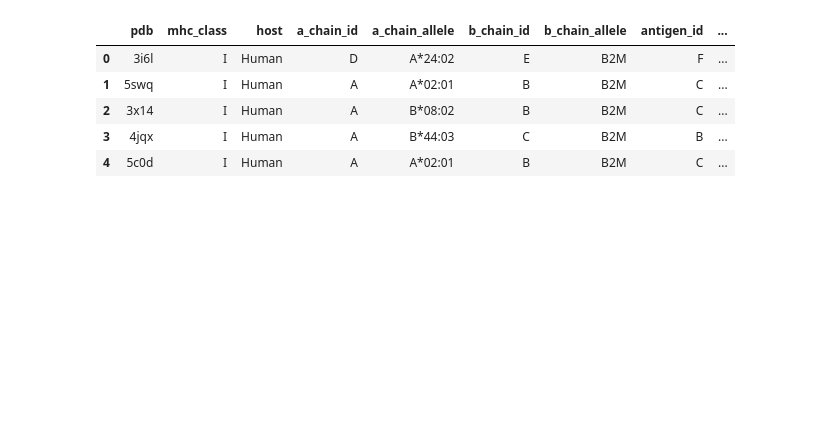
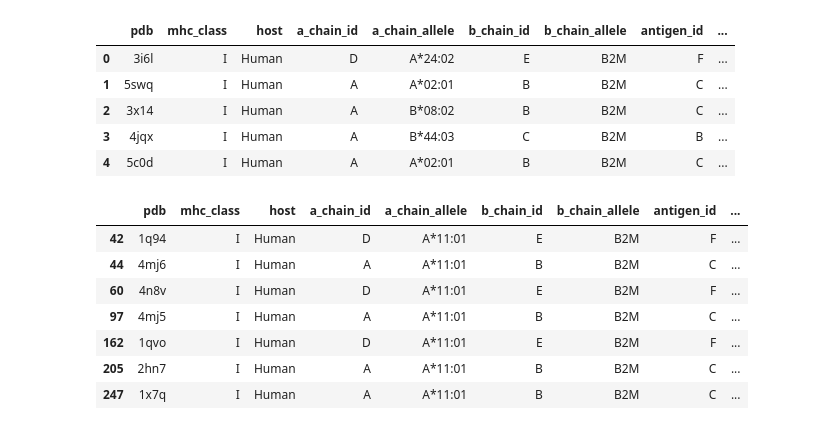
Before and after one commit to ignatovmg/cnn, a Jupyter notebook: src/data_preparation.ipynb, the cells around one changed output. Cells and saved outputs as stored; diff of their text form; code cells hidden in the pictures; blank space fills up the shorter version.

```diff
--- a/src/data_preparation.ipynb
+++ b/src/data_preparation.ipynb
@@ -388,0 +550,12 @@ def mhc2matrix(name, left_bottom=(-10.0, -10.0, -10.0), right_up=(10.0, 10.0, 10
+# %%
+iclass[iclass.a_chain_allele == 'A*11:01']
+#iclass[iclass.pdb == '1a1m']
+# %% [output]
+|  | pdb | mhc_class | host | a_chain_id | a_chain_allele | b_chain_id | b_chain_allele | antigen_id | ... |
+| 42 | 1q94 | I | Human | D | A*11:01 | E | B2M | F | ... |
+| 44 | 4mj6 | I | Human | A | A*11:01 | B | B2M | C | ... |
+| 60 | 4n8v | I | Human | D | A*11:01 | E | B2M | F | ... |
+| 97 | 4mj5 | I | Human | A | A*11:01 | B | B2M | C | ... |
+| 162 | 1qvo | I | Human | D | A*11:01 | E | B2M | F | ... |
+| 205 | 2hn7 | I | Human | A | A*11:01 | B | B2M | C | ... |
+| 247 | 1x7q | I | Human | A | A*11:01 | B | B2M | C | ... |
```
Also changed, not shown: parts of 22 cells of this notebook, 29 other files.
